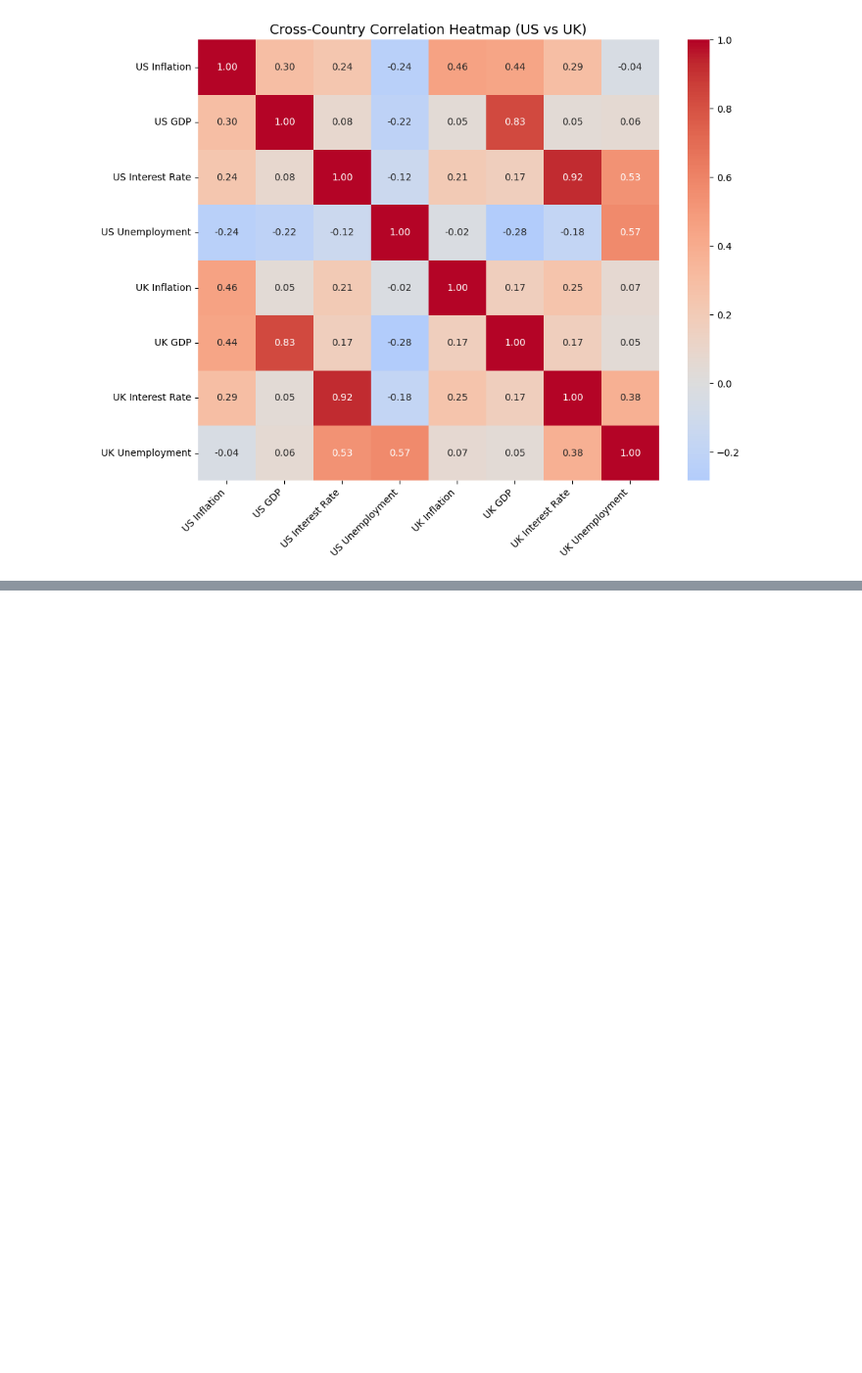
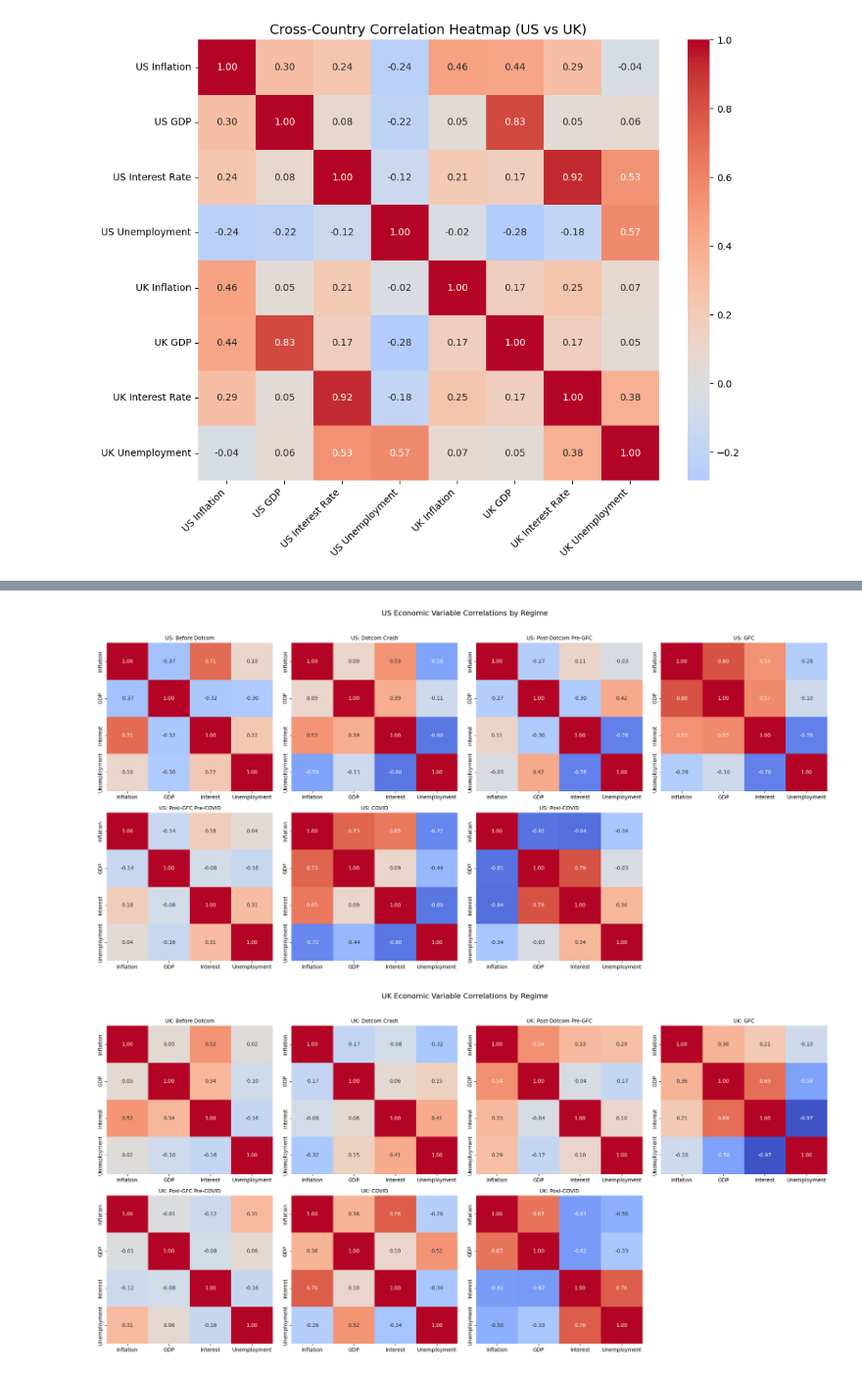
Before and after one commit to gagrawal009/FE5213-Quantitative-Macroeconomics-with-Python, a Jupyter notebook: Part 2/Correlation.ipynb, the cells around one changed output, grey strips where cells are left out. Shown at 98% size. Drawn from its saved outputs; the diff is of its cells as text; code cells hidden in the pictures; blank space fills up the shorter version.

Commit message:
Regime analysis  - correlation

```diff
--- a/Part 2/Correlation.ipynb
+++ b/Part 2/Correlation.ipynb
@@ -99,3 +60,6 @@ plt.tight_layout()
 plt.show()
 # %% [output]
 [figure]
+# %%
+df_mergedUS = pd.read_csv('df_merged US.csv')
+df_mergedUK = pd.read_csv('df_merged UK.csv')
@@ -101,0 +84,58 @@ plt.show()
+# %%
+df_mergedUS['DATE'] = pd.to_datetime(df_mergedUS['DATE'])
+df_mergedUK['DATE'] = pd.to_datetime(df_mergedUK['DATE'])
+
+# Rename columns for consistency
+df_us = df_mergedUS.rename(columns={
+    "Annual Inflation Rate": "Inflation",
+    "Quarterly GDP Change": "GDP",
+    "Interest Rate Quarterly": "Interest",
+    "Unemployment Rate Quarterly": "Unemployment"
+})
+
+df_uk = df_mergedUK.rename(columns={
+    "Annual Inflation Rate": "Inflation",
+    "Quarterly GDP Change": "GDP",
+    "Interest Rate Quarterly": "Interest",
+    "Unemployment Rate Quarterly": "Unemployment"
+})
+
+# Define regimes
+regimes = {
+    "Before Dotcom": ('1988-01-01', '1999-12-31'),
+    "Dotcom Crash": ('2000-01-01', '2002-12-31'),
+    "Post-Dotcom Pre-GFC": ('2003-01-01', '2006-12-31'),
+    "GFC": ('2007-01-01', '2009-12-31'),
+    "Post-GFC Pre-COVID": ('2010-01-01', '2019-12-31'),
+    "COVID": ('2020-01-01', '2021-12-31'),
+    "Post-COVID": ('2022-01-01', '2024-12-31'),
+}
+
+# Helper function to create subplots with 4 in 1st row and 3 in 2nd
+def plot_country_heatmaps(df, country_name):
+    fig, axes = plt.subplots(2, 4, figsize=(20, 10))
+    axes = axes.flatten()
+
+    for i, (regime, (start, end)) in enumerate(regimes.items()):
+        subset = df[(df['DATE'] >= start) & (df['DATE'] <= end)]
+        ax = axes[i]
+        if not subset.empty:
+            corr = subset.drop(columns='DATE').corr()
+            sns.heatmap(corr, ax=ax, cmap='coolwarm', center=0, annot=True, fmt=".2f", cbar=False)
+            ax.set_title(f"{country_name}: {regime}", fontsize=10)
+        else:
+            ax.set_title(f"{country_name}: {regime}\n(No Data)")
+            ax.axis('off')
+
+    if len(regimes) < 8:
+        axes[-1].axis('off')
+
+    plt.suptitle(f"{country_name} Economic Variable Correlations by Regime", fontsize=14)
+    plt.tight_layout(rect=[0, 0, 1, 0.96])
+    plt.show()
+
+plot_country_heatmaps(df_us, "US")
+plot_country_heatmaps(df_uk, "UK")
+# %% [output]
+[figure, added]
+[figure, added]
```
Also changed, not shown: parts of 3 cells of this notebook.
